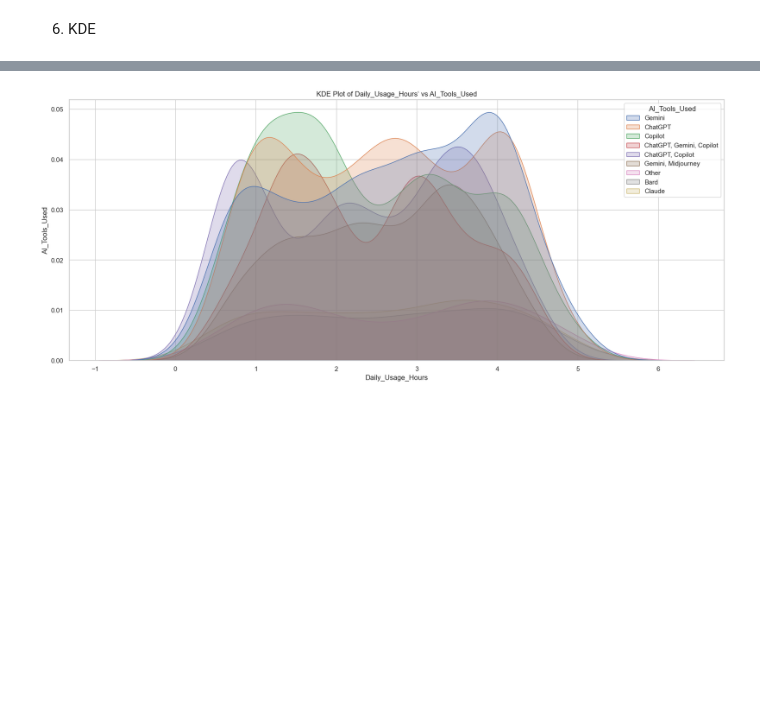
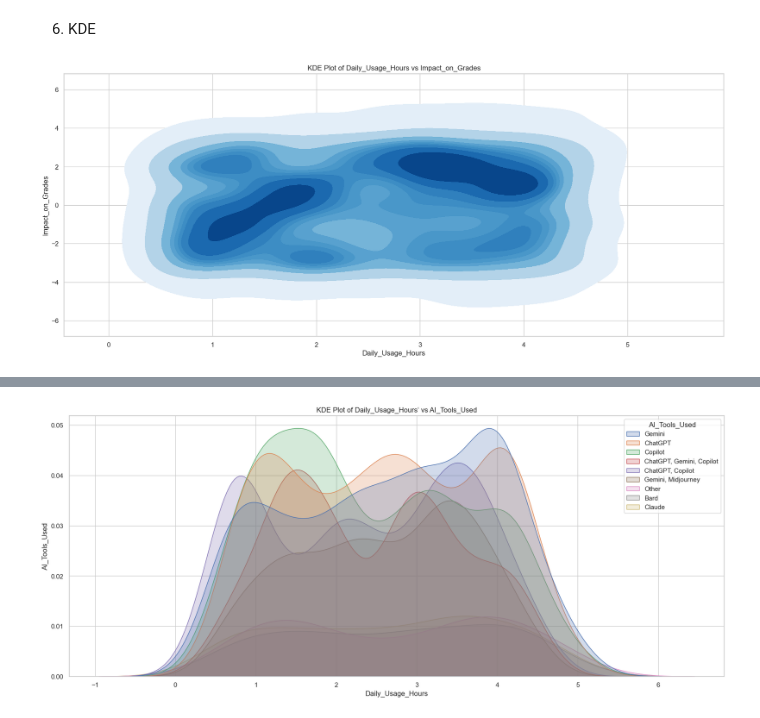
Before and after one commit to WeijiaLincolnuni/1157775-comp647, a Jupyter notebook: exploratory_data_analysis.ipynb, the cells around one changed output, grey strips where cells are left out. Drawn from its saved outputs; the diff is of its cells as text; code cells hidden in the pictures; blank space fills up the shorter version.

```diff
--- a/exploratory_data_analysis.ipynb
+++ b/exploratory_data_analysis.ipynb
@@ -241,2 +268,13 @@ plt.show()
 # %% [markdown]
 6. KDE
+# %%
+sns.set_theme(style='whitegrid')
+plt.figure(figsize=(20, 8))
+
+sns.kdeplot(data=df, x='Daily_Usage_Hours', y='Impact_on_Grades', cmap='Blues', fill=True, levels=10)
+plt.title('KDE Plot of Daily_Usage_Hours vs Impact_on_Grades')
+plt.xlabel('Daily_Usage_Hours')
+plt.ylabel('Impact_on_Grades')
+plt.show()
+# %% [output]
+[figure, added]
```
Also changed, not shown: parts of 19 cells of this notebook, 1 other file.
